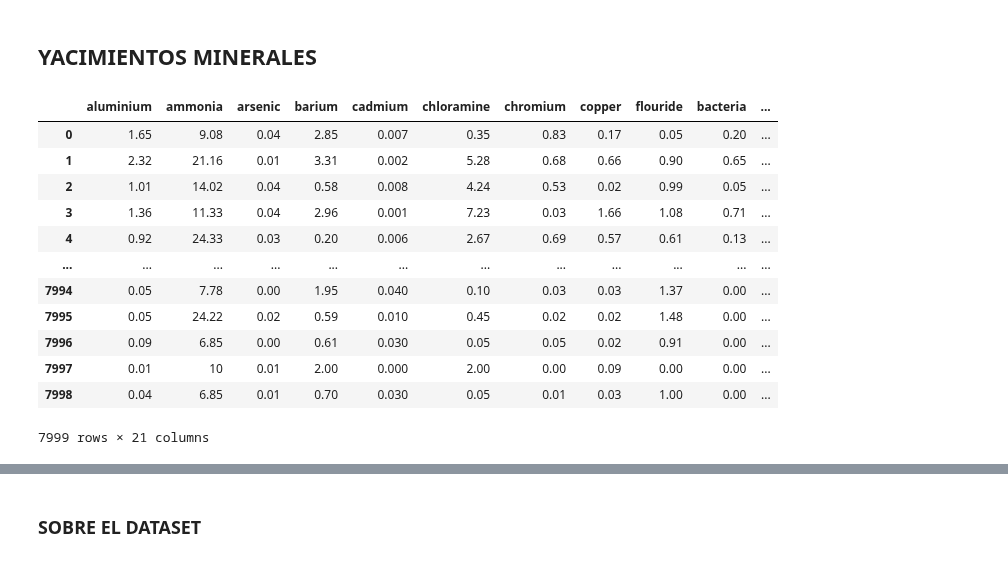
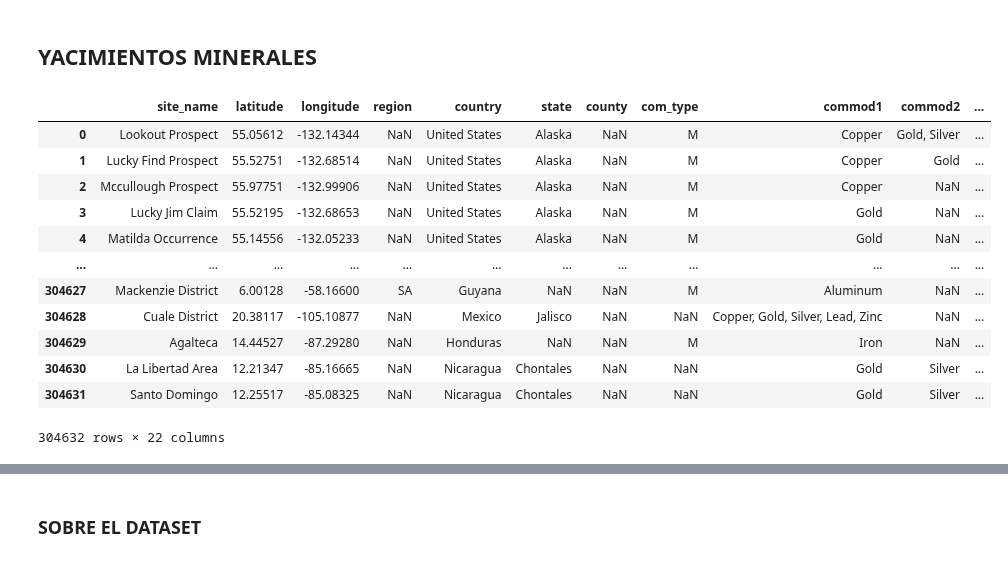
Before and after one commit to FacundoCardozo5/CoderHouse_CH-32845, a Jupyter notebook: notebooks/ProyectoDS_ParteI_Cardozo.ipynb, the cells around one changed output, grey strips where cells are left out. Cells and saved outputs as stored; diff of their text form; code cells hidden in the pictures.

```diff
--- a/notebooks/ProyectoDS_ParteI_Cardozo.ipynb
+++ b/notebooks/ProyectoDS_ParteI_Cardozo.ipynb
@@ -7,19 +10,19 @@ import seaborn as sns
 # %% [markdown]
 ## YACIMIENTOS MINERALES
 # %%
-pd.read_csv('/workspaces/CoderHouse_CH-32845/data/raw/waterquality.csv')
+pd.read_csv('/workspaces/CoderHouse_CH-32845/data/raw/YacimientosMinerales.csv')
 # %% [output]
-|  | aluminium | ammonia | arsenic | barium | cadmium | chloramine | chromium | copper | flouride | bacteria | ... |
-| 0 | 1.65 | 9.08 | 0.04 | 2.85 | 0.007 | 0.35 | 0.83 | 0.17 | 0.05 | 0.20 | ... |
-| 1 | 2.32 | 21.16 | 0.01 | 3.31 | 0.002 | 5.28 | 0.68 | 0.66 | 0.90 | 0.65 | ... |
-| 2 | 1.01 | 14.02 | 0.04 | 0.58 | 0.008 | 4.24 | 0.53 | 0.02 | 0.99 | 0.05 | ... |
-| 3 | 1.36 | 11.33 | 0.04 | 2.96 | 0.001 | 7.23 | 0.03 | 1.66 | 1.08 | 0.71 | ... |
-| 4 | 0.92 | 24.33 | 0.03 | 0.20 | 0.006 | 2.67 | 0.69 | 0.57 | 0.61 | 0.13 | ... |
+|  | site_name | latitude | longitude | region | country | state | county | com_type | commod1 | commod2 | ... |
+| 0 | Lookout Prospect | 55.05612 | -132.14344 | NaN | United States | Alaska | NaN | M | Copper | Gold, Silver | ... |
+| 1 | Lucky Find Prospect | 55.52751 | -132.68514 | NaN | United States | Alaska | NaN | M | Copper | Gold | ... |
+| 2 | Mccullough Prospect | 55.97751 | -132.99906 | NaN | United States | Alaska | NaN | M | Copper | NaN | ... |
+| 3 | Lucky Jim Claim | 55.52195 | -132.68653 | NaN | United States | Alaska | NaN | M | Gold | NaN | ... |
+| 4 | Matilda Occurrence | 55.14556 | -132.05233 | NaN | United States | Alaska | NaN | M | Gold | NaN | ... |
 | ... | ... | ... | ... | ... | ... | ... | ... | ... | ... | ... | ... |
-| 7994 | 0.05 | 7.78 | 0.00 | 1.95 | 0.040 | 0.10 | 0.03 | 0.03 | 1.37 | 0.00 | ... |
-| 7995 | 0.05 | 24.22 | 0.02 | 0.59 | 0.010 | 0.45 | 0.02 | 0.02 | 1.48 | 0.00 | ... |
-| 7996 | 0.09 | 6.85 | 0.00 | 0.61 | 0.030 | 0.05 | 0.05 | 0.02 | 0.91 | 0.00 | ... |
-| 7997 | 0.01 | 10 | 0.01 | 2.00 | 0.000 | 2.00 | 0.00 | 0.09 | 0.00 | 0.00 | ... |
-| 7998 | 0.04 | 6.85 | 0.01 | 0.70 | 0.030 | 0.05 | 0.01 | 0.03 | 1.00 | 0.00 | ... |
+| 304627 | Mackenzie District | 6.00128 | -58.16600 | SA | Guyana | NaN | NaN | M | Aluminum | NaN | ... |
+| 304628 | Cuale District | 20.38117 | -105.10877 | NaN | Mexico | Jalisco | NaN | NaN | Copper, Gold, Silver, Lead, Zinc | NaN | ... |
+| 304629 | Agalteca | 14.44527 | -87.29280 | NaN | Honduras | NaN | NaN | M | Iron | NaN | ... |
+| 304630 | La Libertad Area | 12.21347 | -85.16665 | NaN | Nicaragua | Chontales | NaN | NaN | Gold | Silver | ... |
+| 304631 | Santo Domingo | 12.25517 | -85.08325 | NaN | Nicaragua | Chontales | NaN | NaN | Gold | Silver | ... |
-7999 rows × 21 columns
+304632 rows × 22 columns
 # %%
```
Also changed, not shown: parts of 14 cells of this notebook, 1 other file.
